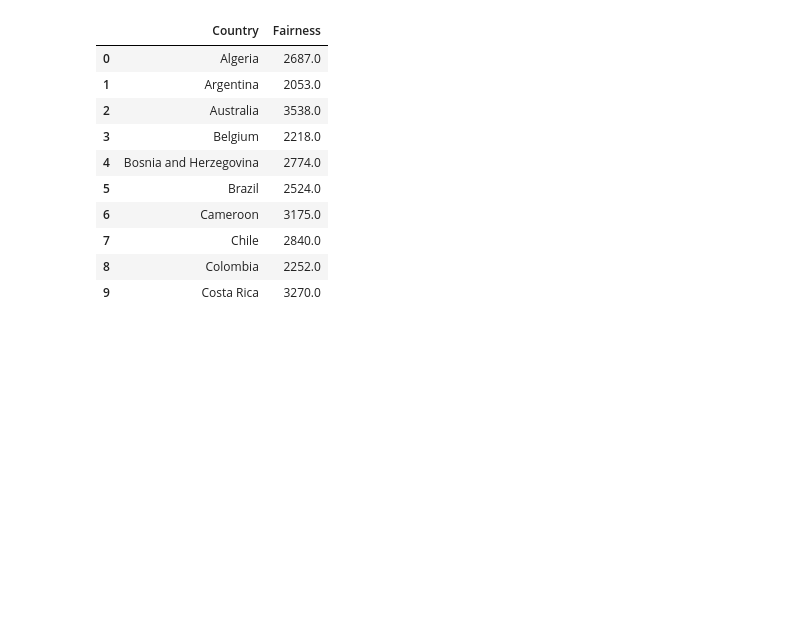
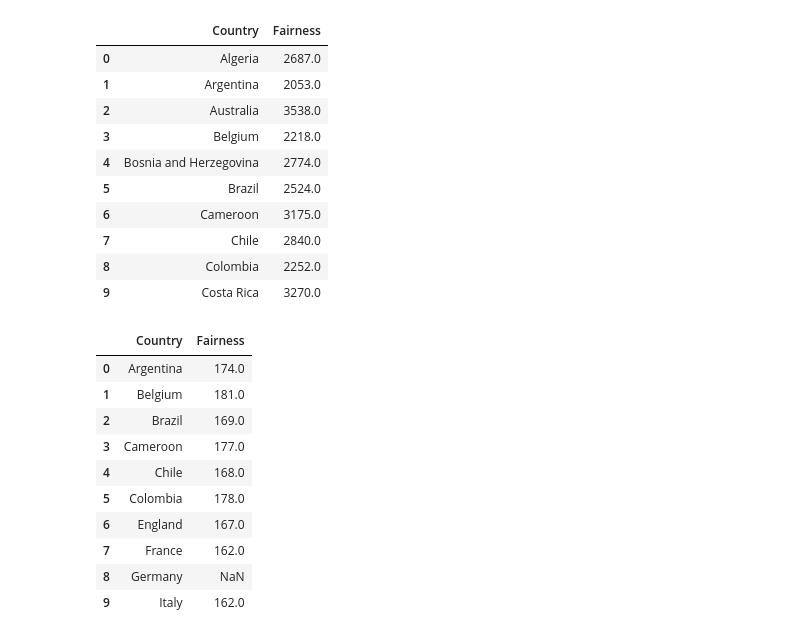
Before and after one commit to shrey233/Discovery-Project, a Jupyter notebook: Python Code/FIFA World Cup Randomness Analysis.ipynb, the cells around one changed output. Cells and saved outputs as stored; diff of their text form; code cells hidden in the pictures; blank space fills up the shorter version.

```diff
--- a/Python Code/FIFA World Cup Randomness Analysis.ipynb
+++ b/Python Code/FIFA World Cup Randomness Analysis.ipynb
@@ -826,3 +824,17 @@ fifa2014FairnessScore.head(10)
 | 7 | Chile | 2840.0 |
 | 8 | Colombia | 2252.0 |
 | 9 | Costa Rica | 3270.0 |
+# %%
+fifa1998FairnessScore.head(10)
+# %% [output]
+|  | Country | Fairness |
+| 0 | Argentina | 174.0 |
+| 1 | Belgium | 181.0 |
+| 2 | Brazil | 169.0 |
+| 3 | Cameroon | 177.0 |
+| 4 | Chile | 168.0 |
+| 5 | Colombia | 178.0 |
+| 6 | England | 167.0 |
+| 7 | France | 162.0 |
+| 8 | Germany | NaN |
+| 9 | Italy | 162.0 |
```
Also changed, not shown: parts of 6 cells of this notebook, 19 other files.
